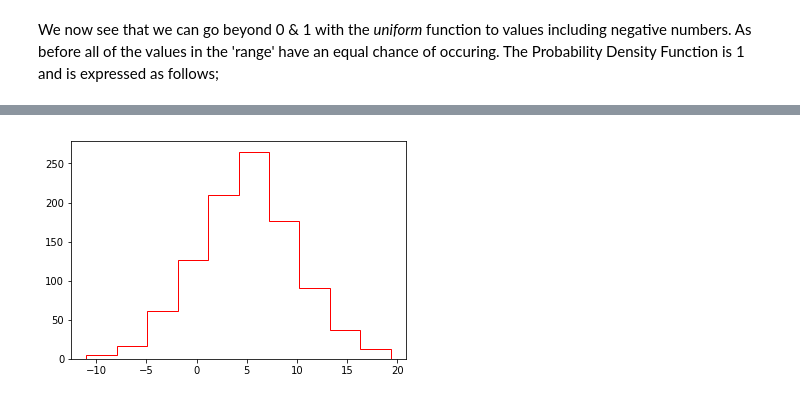
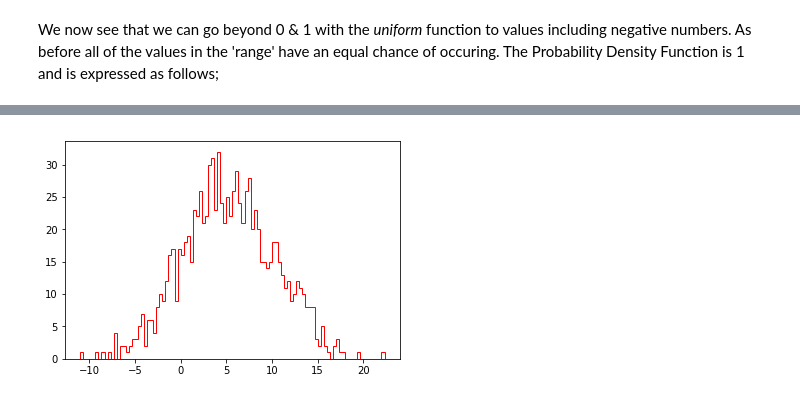
Before and after one commit to jruther/Assign_Repository, a Jupyter notebook: Assignment_for_Programming_for_Data_Analytics.ipynb, the cells around one changed output, grey strips where cells are left out. Drawn from its saved outputs; the diff is of its cells as text; code cells hidden in the pictures.

```diff
--- a/Assignment_for_Programming_for_Data_Analytics.ipynb
+++ b/Assignment_for_Programming_for_Data_Analytics.ipynb
@@ -87,6 +99,6 @@ plt.show()
 # %%
 # using H=hist(my_data,bins=my_bin,histtype='step',color='r')
-plt.hist(n,10,histtype='step', color='r')
+plt.hist(n,100,histtype='step', color='r')
 plt.show()
 # %% [output]
-[figure, old version]
+[figure, new version]
```
Also changed, not shown: parts of 19 cells of this notebook.
